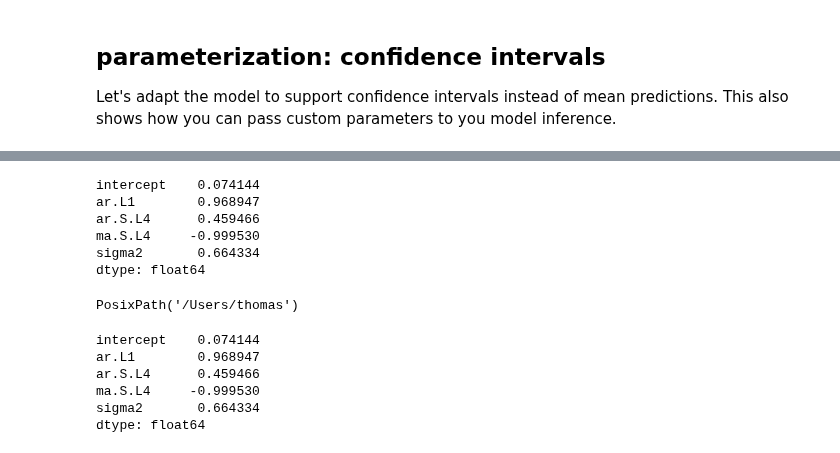
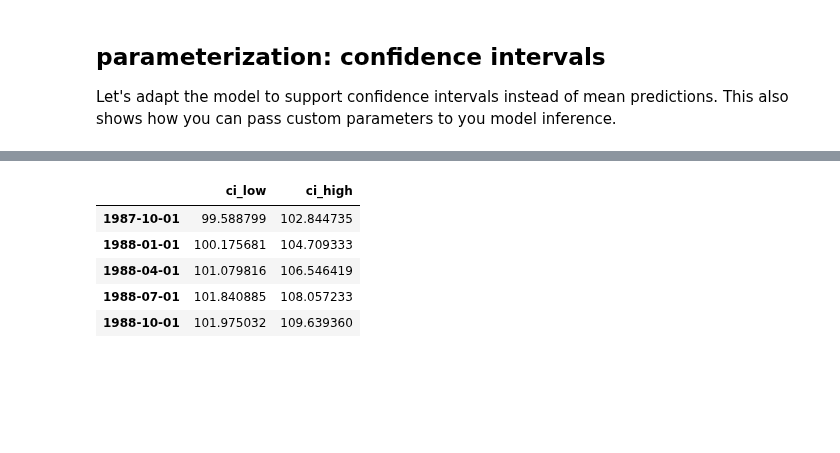
Before and after one commit to waylayio/demo-general, a Jupyter notebook: byoml/Sarima_as_custom_with_lib.ipynb, the cells around one changed output, grey strips where cells are left out. Cells and saved outputs as stored; diff of their text form; code cells hidden in the pictures; blank space fills up the shorter version.

```diff
--- a/byoml/Sarima_as_custom_with_lib.ipynb
+++ b/byoml/Sarima_as_custom_with_lib.ipynb
@@ -388,10 +312,15 @@ waylay.byoml.framework.get('custom')
  'framework': 'custom',
  'versions': ['1.0']}
 # %%
-waylay.byoml.model.upload(
-    MODEL_NAME,
-    upload_model,
-    framework='custom',
-    description='SARIMA model example',
-    requirements='statsmodels==0.13',
-)
+try:
+    waylay.byoml.model.upload(
+        MODEL_NAME,
+        upload_model,
+        framework='custom',
+        description='SARIMA model example',
+        requirements='lib/sarima_byoml_wrapper',
+        lib='./custom_lib'
+    )
+except RestResponseError as e:
+    assert e.response.status_code == HTTPStatus.BAD_GATEWAY
+    print('KNOWN issue: ignoring a BAD_GATEWAY error upon model deployment')
@@ -603,5 +480,12 @@ ValueError: This model requires a timestamp and value row as input
 # %%
 # use the `body` argument to add additional parameters in a prediction request
-predictions = waylay.byoml.model.predict(CI_MODEL_NAME, convert_to_numpy(df_train), body={'alpha': 0,5})
-predictions_df = convert_to_pandas(predictions)
+predictions = waylay.byoml.model.predict(CI_MODEL_NAME, convert_to_numpy(df_train), body={'alpha': 0.5})
+predictions_df = convert_to_pandas(predictions, ['ci_low', 'ci_high'])
 predictions_df.head()
+# %% [output]
+|  | ci_low | ci_high |
+| 1987-10-01 | 99.588799 | 102.844735 |
+| 1988-01-01 | 100.175681 | 104.709333 |
+| 1988-04-01 | 101.079816 | 106.546419 |
+| 1988-07-01 | 101.840885 | 108.057233 |
+| 1988-10-01 | 101.975032 | 109.639360 |
@@ -617,25 +491,0 @@ with open(model_dump_file, 'wb') as f:
-# %%
-with open(model_dump_file, "rb") as f:
-    upload_model_ci_reloaded = dill.load(f)
-
-upload_model_ci_reloaded.fitted_params
-# %% [output]
-intercept    0.074144
-ar.L1        0.968947
-ar.S.L4      0.459466
-ma.S.L4     -0.999530
-sigma2       0.664334
-dtype: float64
-# %%
-Path.home()
-# %% [output]
-PosixPath('/Users/thomas')
-# %%
-upload_model.fitted_params
-# %% [output]
-intercept    0.074144
-ar.L1        0.968947
-ar.S.L4      0.459466
-ma.S.L4     -0.999530
-sigma2       0.664334
-dtype: float64
```
Also changed, not shown: parts of 32 cells of this notebook, 11 other files.
